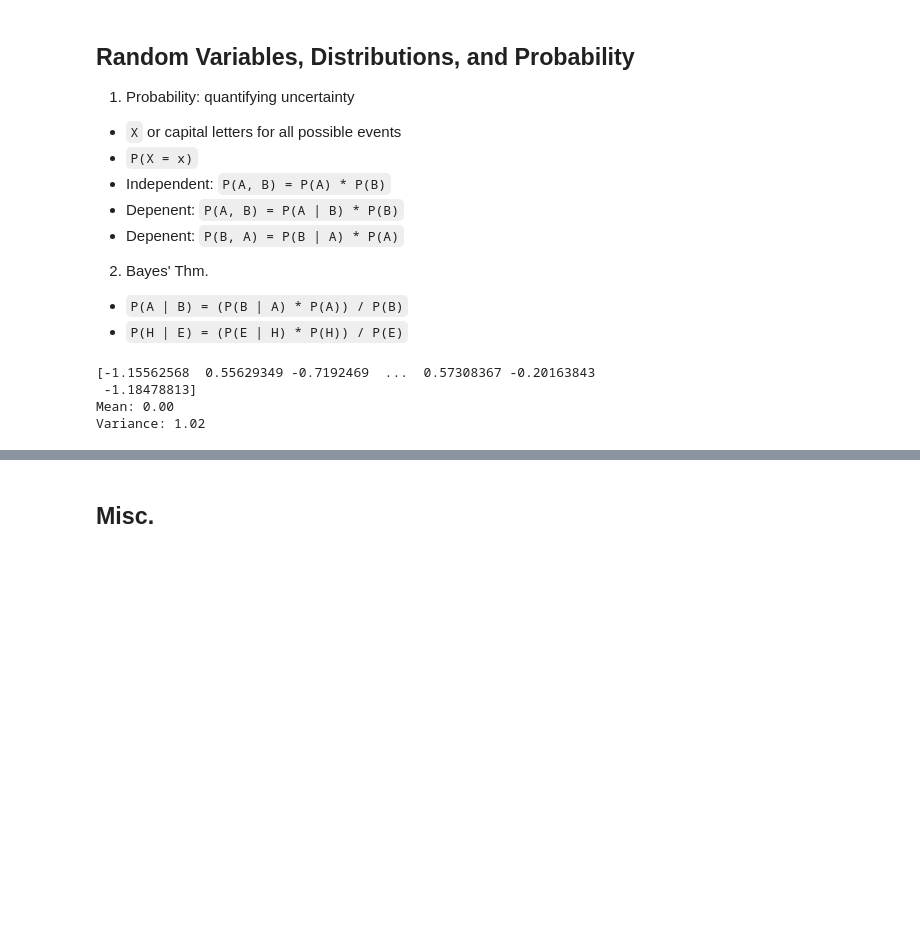
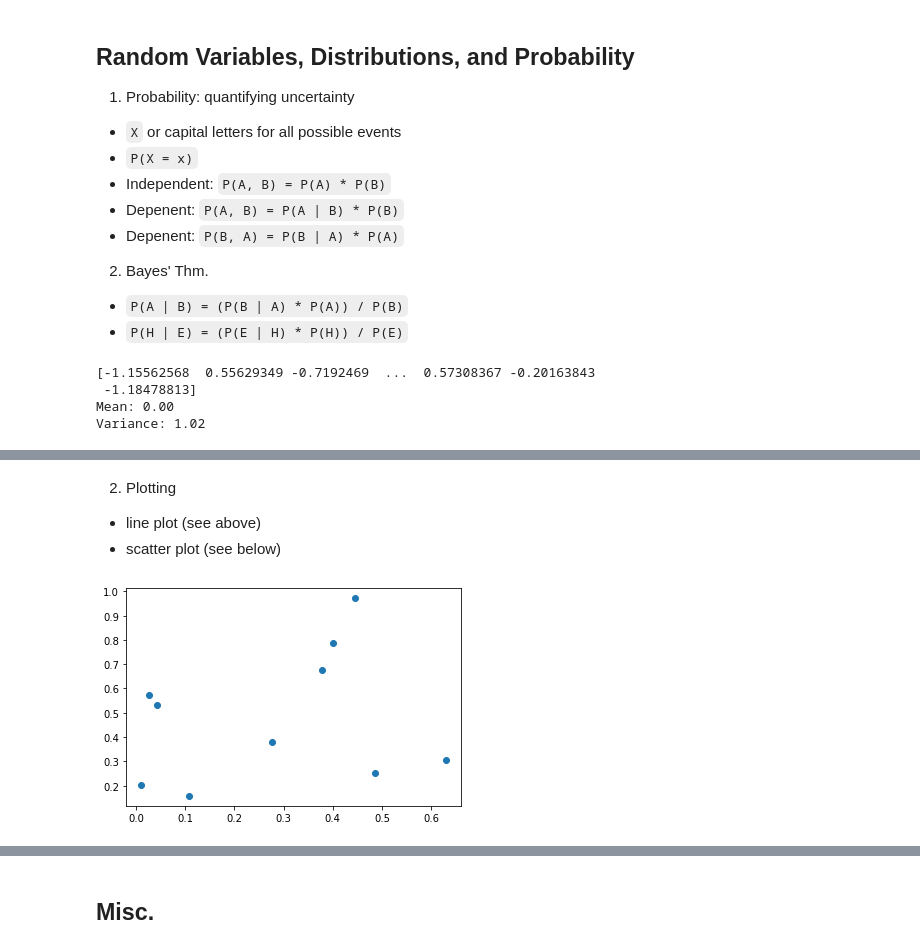
Before and after one commit to pmccabe5/Data-Science, a Jupyter notebook: DATA101/notes.ipynb, the cells around one changed output, grey strips where cells are left out. Drawn from its saved outputs; the diff is of its cells as text; code cells hidden in the pictures; blank space fills up the shorter version.

```diff
--- a/DATA101/notes.ipynb
+++ b/DATA101/notes.ipynb
@@ -1537,0 +1556,8 @@ Variance: 1.02
+# %% [markdown]
+2. Plotting
+- line plot (see above)
+- scatter plot (see below)
+# %%
+_ = plt.scatter(npX, npY)
+# %% [output]
+[figure, added]
```
Also changed, not shown: parts of 9 cells of this notebook, 1 other file.
